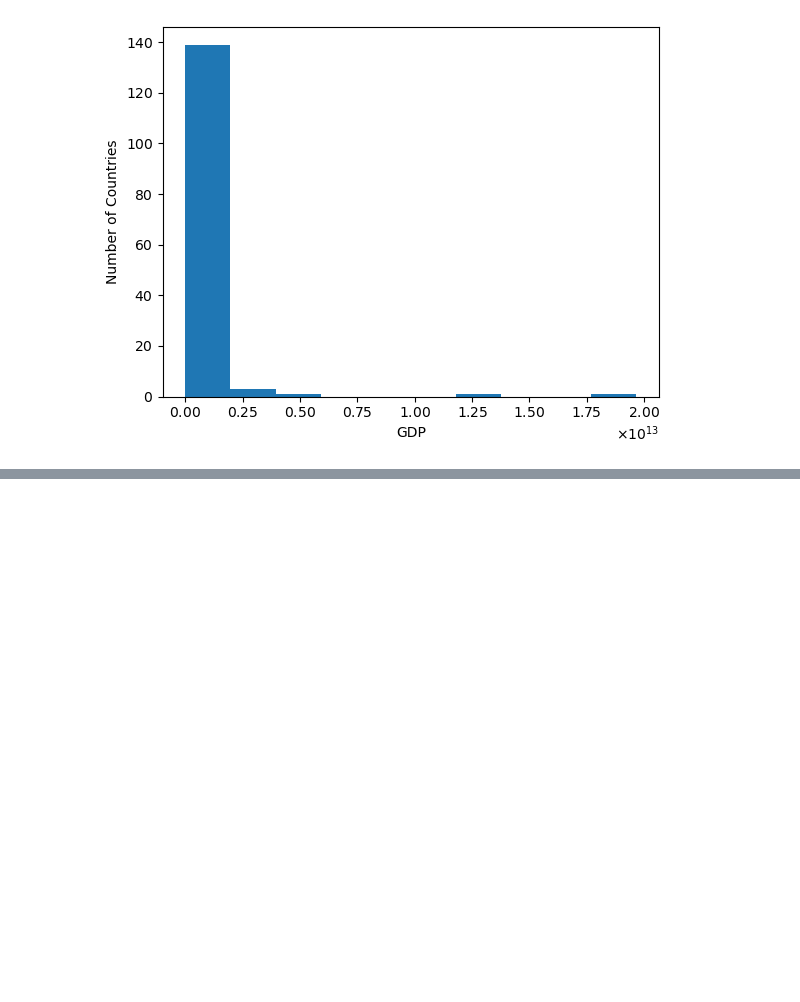
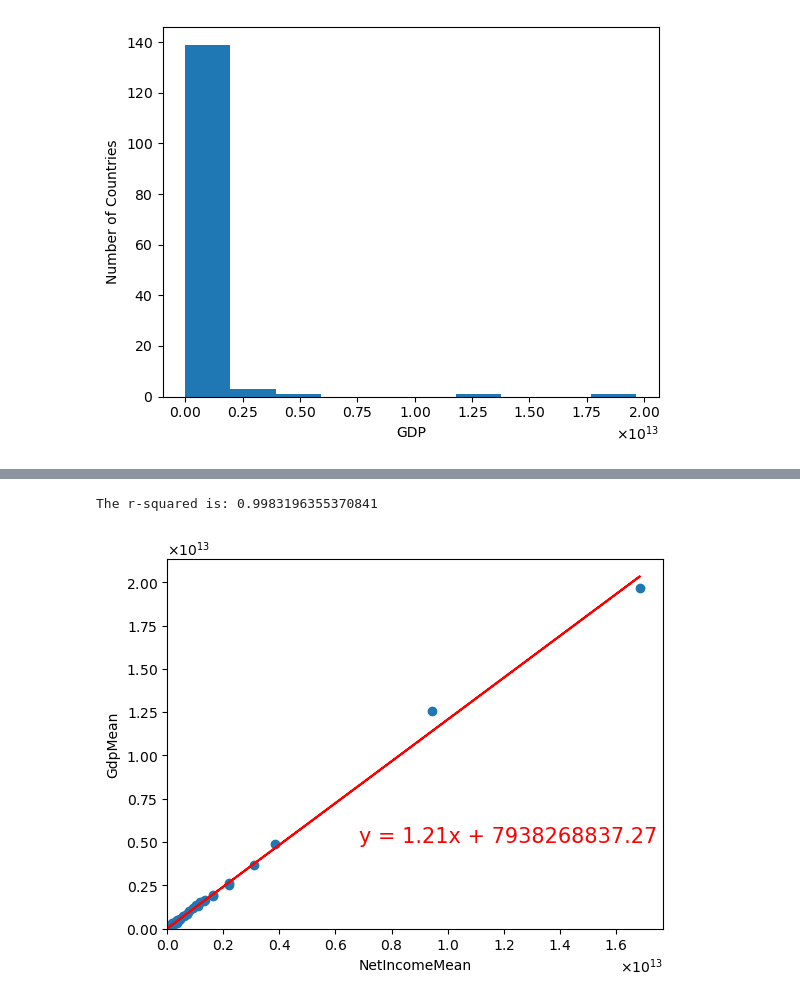
Before and after one commit to ashumskyy/data-dynamos-project-1, a Jupyter notebook: Cleaning Data_summary statistics_graphs.ipynb, the cells around one changed output, grey strips where cells are left out. Drawn from its saved outputs; the diff is of its cells as text; code cells hidden in the pictures; blank space fills up the shorter version.

```diff
--- a/Cleaning Data_summary statistics_graphs.ipynb
+++ b/Cleaning Data_summary statistics_graphs.ipynb
@@ -535,0 +541,8 @@ The r-squared is: 0.9991207122033555
+# %%
+xlbl = "NetIncomeMean"
+ylbl = "GdpMean"
+lblpos = (6846920000000, 5000000000000)
+plotLinearRegression(combined_df2['NetIncomeMean'],combined_df2['GdpMean'],xlbl,ylbl,lblpos,5)
+# %% [output]
+The r-squared is: 0.9983196355370841
+[figure, added]
```
Also changed, not shown: parts of 5 cells of this notebook, 4 other files.
